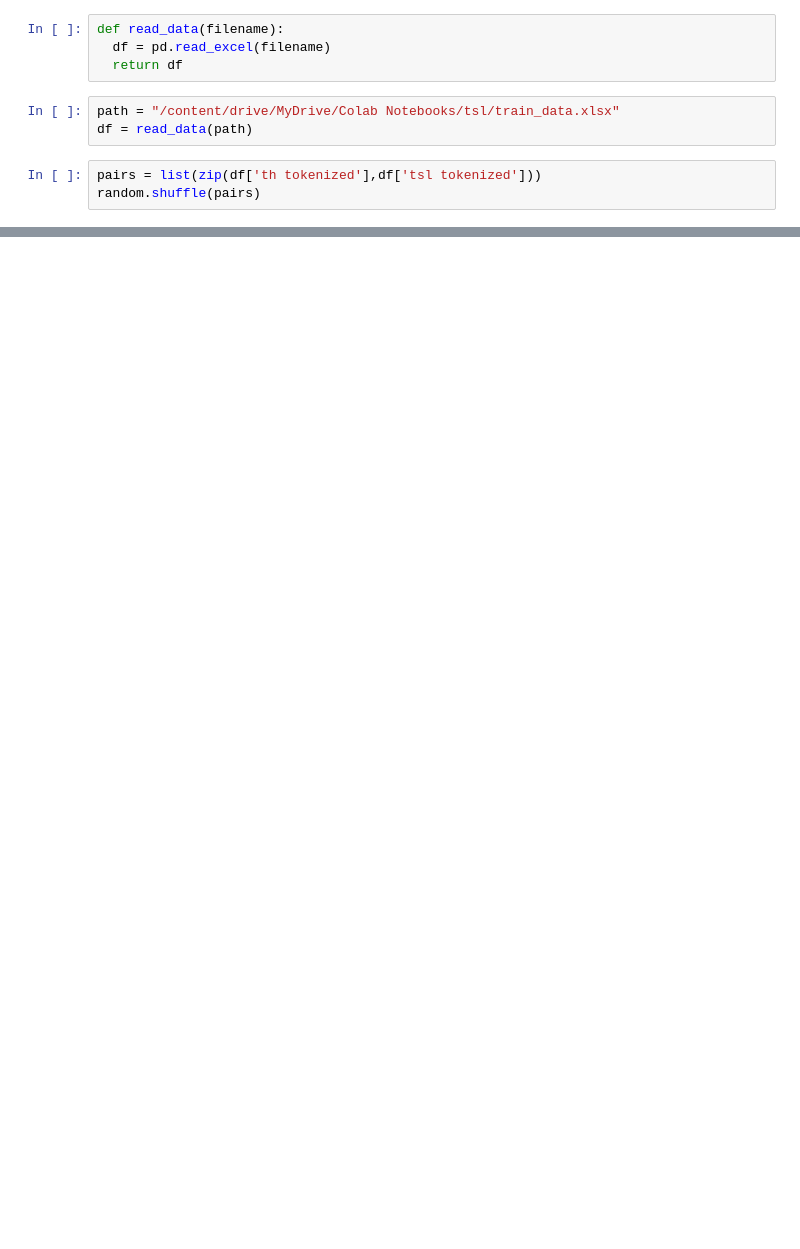
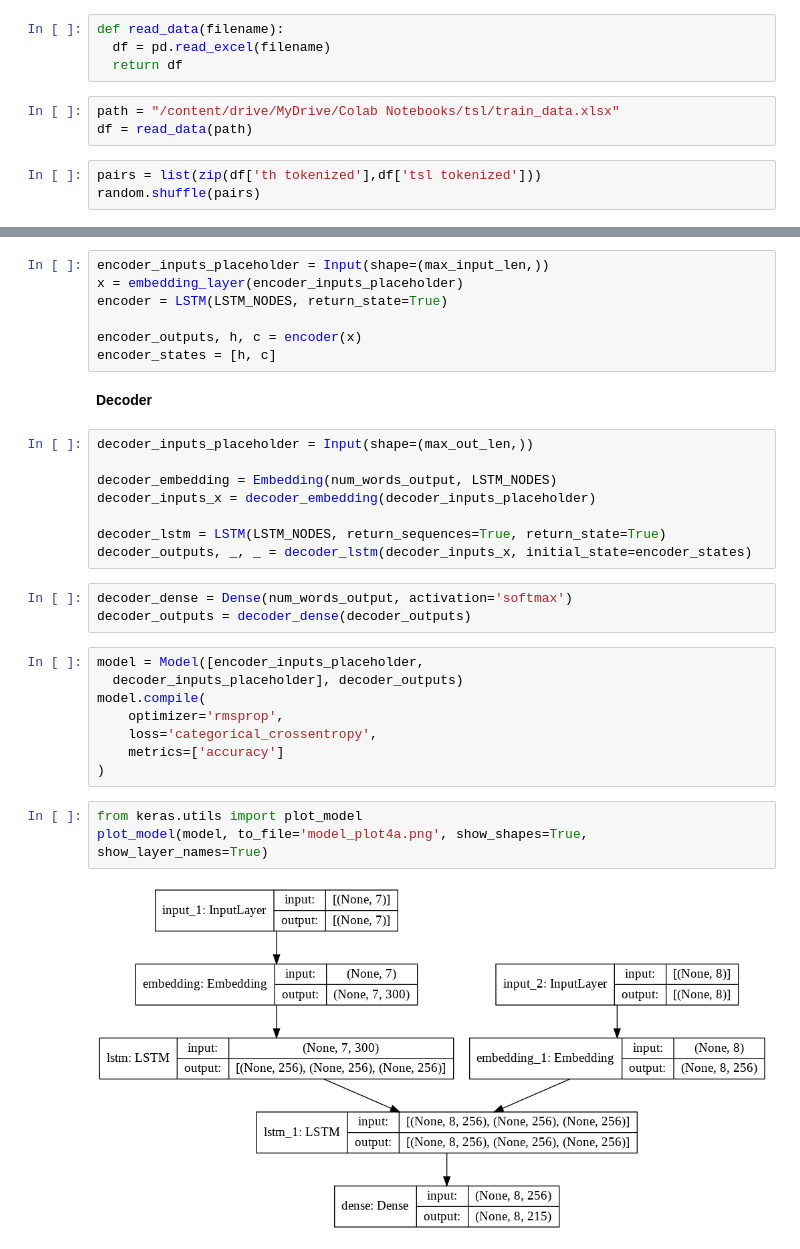
Before and after one commit to TIGGERKUB/ThaiToTSL, a Jupyter notebook: SignLanguage.ipynb, the cells around one changed output, grey strips where cells are left out. Drawn from its saved outputs; the diff is of its cells as text; blank space fills up the shorter version.

```diff
--- a/SignLanguage.ipynb
+++ b/SignLanguage.ipynb
@@ -229,0 +155,33 @@ KeyboardInterrupt: ignored
+# %%
+encoder_inputs_placeholder = Input(shape=(max_input_len,))
+x = embedding_layer(encoder_inputs_placeholder)
+encoder = LSTM(LSTM_NODES, return_state=True)
+
+encoder_outputs, h, c = encoder(x)
+encoder_states = [h, c]
+# %% [markdown]
+**Decoder**
+# %%
+decoder_inputs_placeholder = Input(shape=(max_out_len,))
+
+decoder_embedding = Embedding(num_words_output, LSTM_NODES)
+decoder_inputs_x = decoder_embedding(decoder_inputs_placeholder)
+
+decoder_lstm = LSTM(LSTM_NODES, return_sequences=True, return_state=True)
+decoder_outputs, _, _ = decoder_lstm(decoder_inputs_x, initial_state=encoder_states)
+# %%
+decoder_dense = Dense(num_words_output, activation='softmax')
+decoder_outputs = decoder_dense(decoder_outputs)
+# %%
+model = Model([encoder_inputs_placeholder,
+  decoder_inputs_placeholder], decoder_outputs)
+model.compile(
+    optimizer='rmsprop',
+    loss='categorical_crossentropy',
+    metrics=['accuracy']
+)
+# %%
+from keras.utils import plot_model
+plot_model(model, to_file='model_plot4a.png', show_shapes=True, show_layer_names=True)
+# %% [output]
+[figure, added]
```
Also changed, not shown: parts of 54 cells of this notebook.
